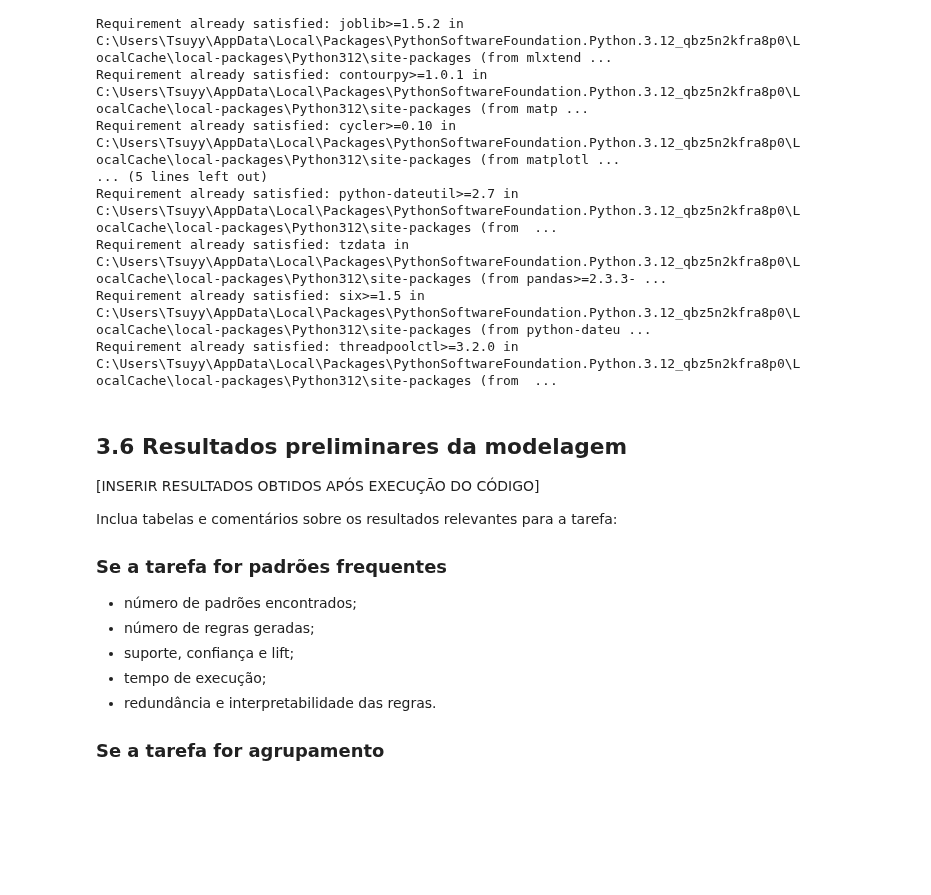
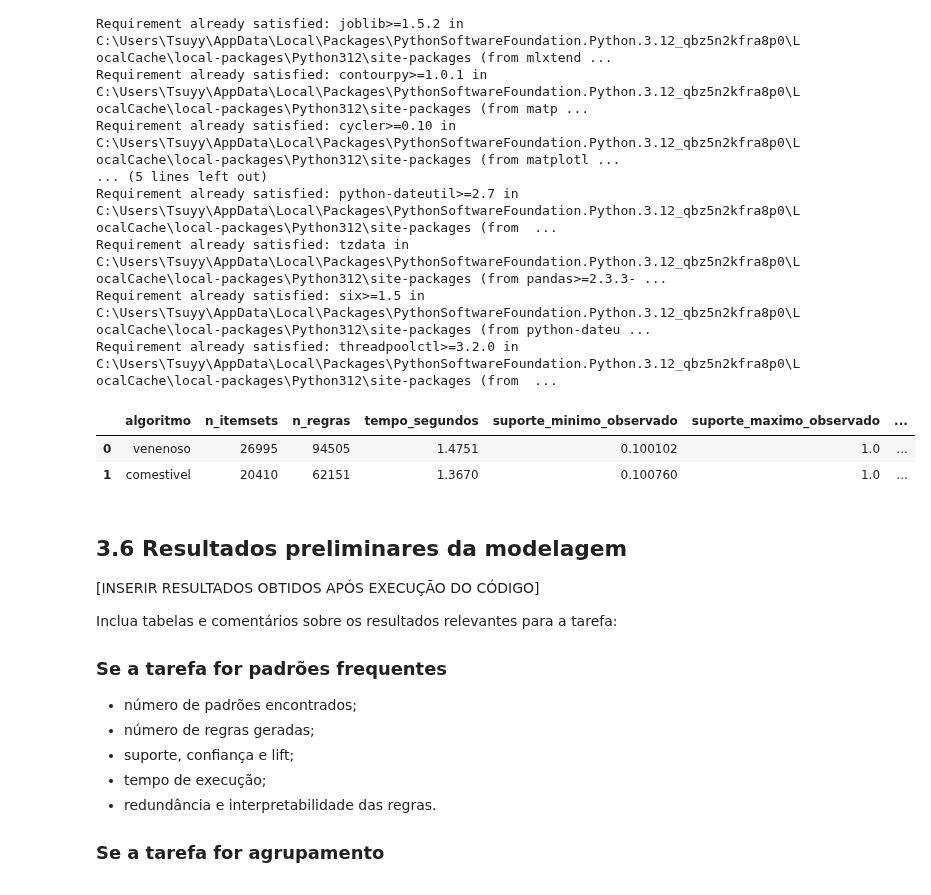
Before and after one commit to DaviOSad/Online-Players-Behavior-Segmentation, a Jupyter notebook: TP1_Fase2_Grupo11.ipynb, the cells around one changed output. Cells and saved outputs as stored; diff of their text form; code cells hidden in the pictures; blank space fills up the shorter version.

```diff
--- a/TP1_Fase2_Grupo11.ipynb
+++ b/TP1_Fase2_Grupo11.ipynb
@@ -1111,7 +1112,8 @@ def executar_padroes_frequentes(transacoes, min_support=0.05, min_confidence=0.6
     itemsets_fpgrowth = fpgrowth(
         df_transacoes,
         min_support=min_support,
-        use_colnames=True
+        use_colnames=True,
+        max_len=5
     )
     regras_fpgrowth = association_rules(
         itemsets_fpgrowth,
@@ -1143,34 +1145,38 @@ resultados['comestivel'] = executar_padroes_frequentes(
 # %%
 # Resumo dos resultados de mineração de padrões frequentes.
 # Esta célula não inventa resultados; ela apenas resume o que foi executado.
 
 def resumir_resultados_padroes(resultados):
     if resultados is None:
         print("Nenhum resultado disponível.")
         return pd.DataFrame()
 
     linhas = []
 
     for algoritmo, info in resultados.items():
         itemsets = info["itemsets"]
         regras = info["regras"]
 
         linhas.append({
             "algoritmo": algoritmo,
             "n_itemsets": len(itemsets),
             "n_regras": len(regras),
             "tempo_segundos": round(info["tempo"], 4),
             "suporte_minimo_observado": itemsets["support"].min() if len(itemsets) > 0 else np.nan,
             "suporte_maximo_observado": itemsets["support"].max() if len(itemsets) > 0 else np.nan,
             "confianca_media": regras["confidence"].mean() if len(regras) > 0 else np.nan,
             "lift_medio": regras["lift"].mean() if len(regras) > 0 and "lift" in regras.columns else np.nan
         })
 
     return pd.DataFrame(linhas)
 
 # Exemplo de uso:
-# resumo_modelagem = resumir_resultados_padroes(resultados)
-# display(resumo_modelagem)
+resumo_modelagem = resumir_resultados_padroes(resultados)
+display(resumo_modelagem)
+# %% [output]
+|  | algoritmo | n_itemsets | n_regras | tempo_segundos | suporte_minimo_observado | suporte_maximo_observado | ... |
+| 0 | venenoso | 26995 | 94505 | 1.4751 | 0.100102 | 1.0 | ... |
+| 1 | comestivel | 20410 | 62151 | 1.3670 | 0.100760 | 1.0 | ... |
 # %%
 # Exemplo de variação de parâmetros
 # Útil para verificar se os resultados são sensíveis às escolhas de suporte e confiança.
```
Also changed, not shown: parts of 2 cells of this notebook.
